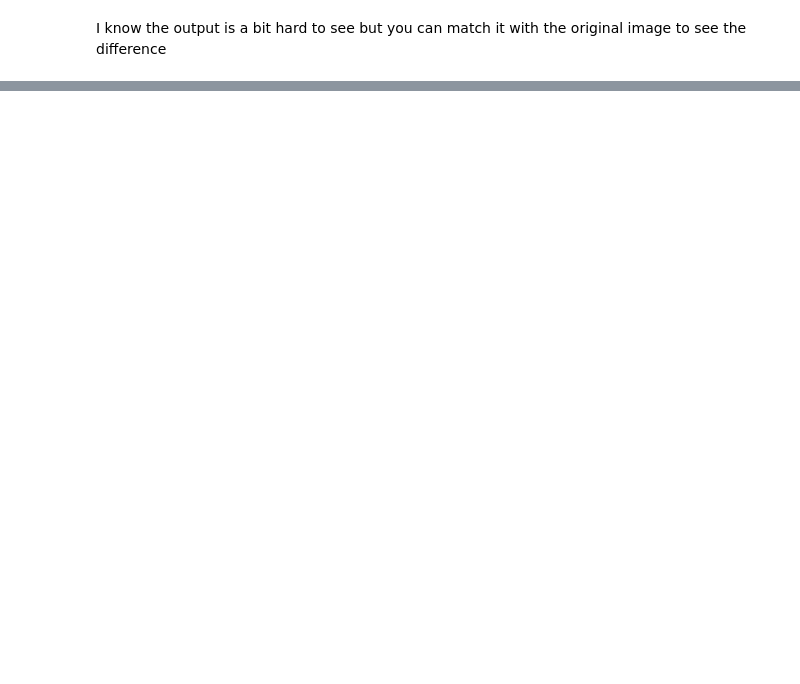
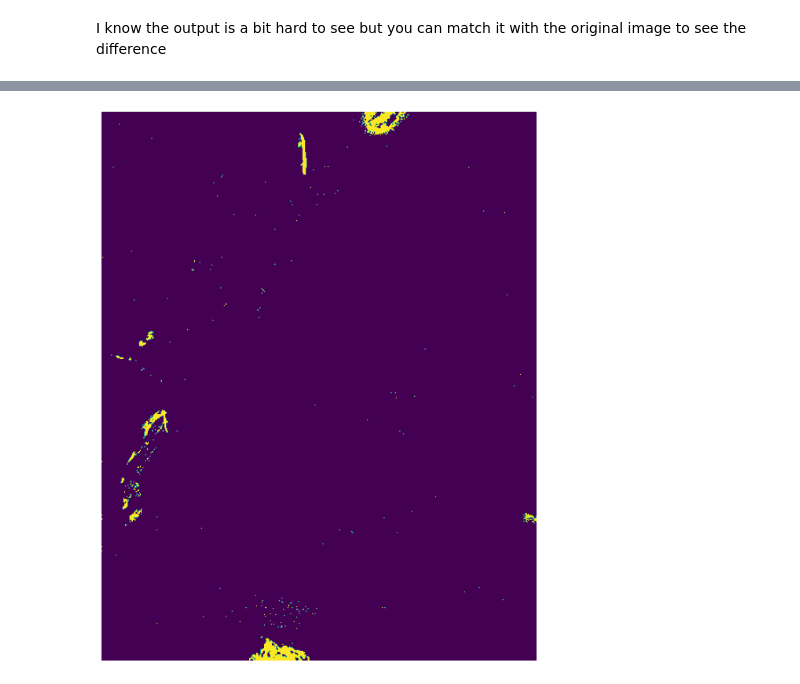
Before and after one commit to danamestrial/spot-the-difference, a Jupyter notebook: spot the difference.ipynb, the cells around one changed output, grey strips where cells are left out. Drawn from its saved outputs; the diff is of its cells as text; code cells hidden in the pictures; blank space fills up the shorter version.

```diff
--- a/spot the difference.ipynb
+++ b/spot the difference.ipynb
@@ -75,0 +89,30 @@ I know the output is a bit hard to see but you can match it with the original im
+# %%
+img1 = plt.imread(img1path)
+img2 = plt.imread(img2path)
+
+# isSame function returns boolean if the pixel is the same
+
+def isSame(x, y):
+    diff = img1[y,x]-img2[y,x]
+    return all(diff < 0.2)
+
+# edge function to check
+
+def edge(img):
+    ny, nx, _ = img.shape
+    ret = np.zeros((ny, nx))
+    for y in range(ny):
+        for x in range(nx):
+#             ret[y,x] = 1
+            ret[y, x] = 0 if isSame(x,y) else 1
+    return ret
+
+
+plt.figure(figsize = (15,10))
+edges = edge(img1)
+plt.imshow(edges)
+plt.axis('off')
+plt.tight_layout()
+plt.savefig('color_diff.png', bbox_inches='tight', pad_inches=0)
+# %% [output]
+[figure, added]
```
Also changed, not shown: parts of 3 cells of this notebook.
